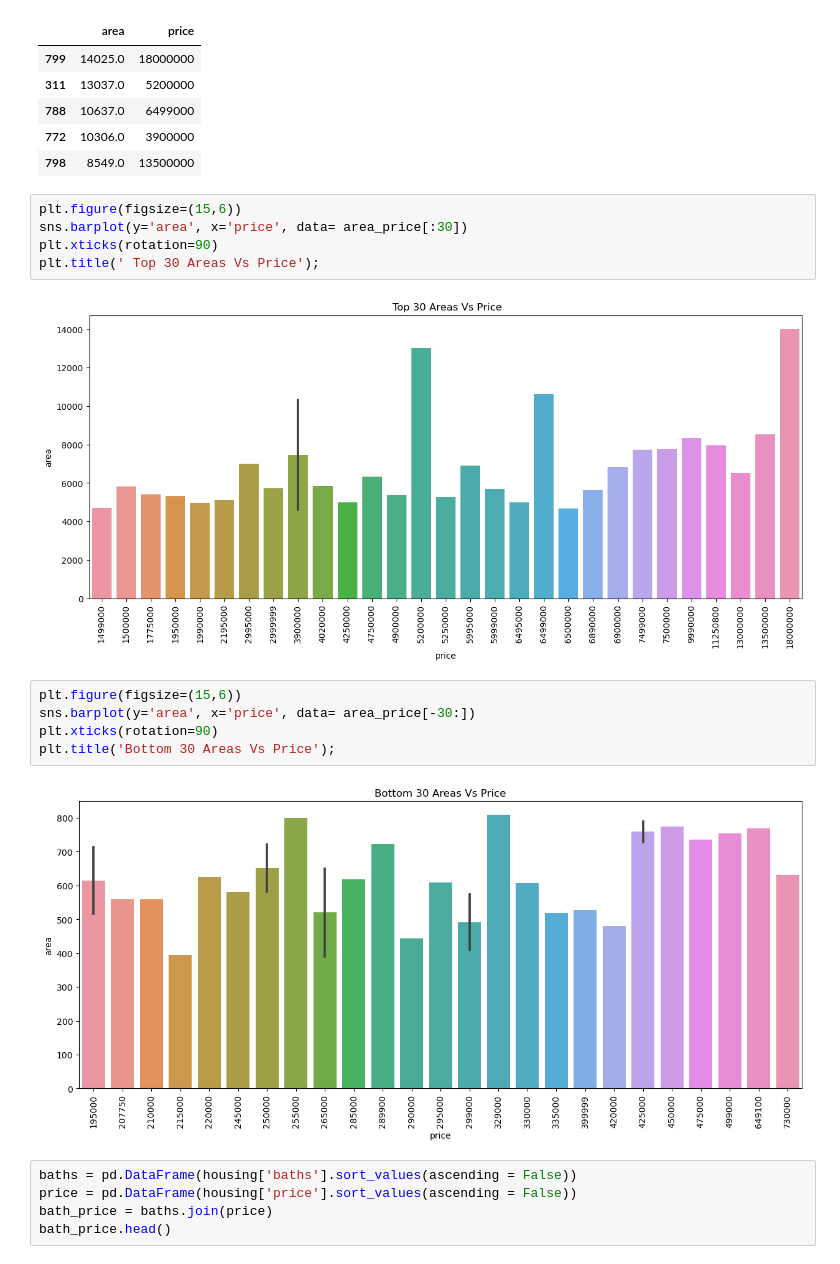
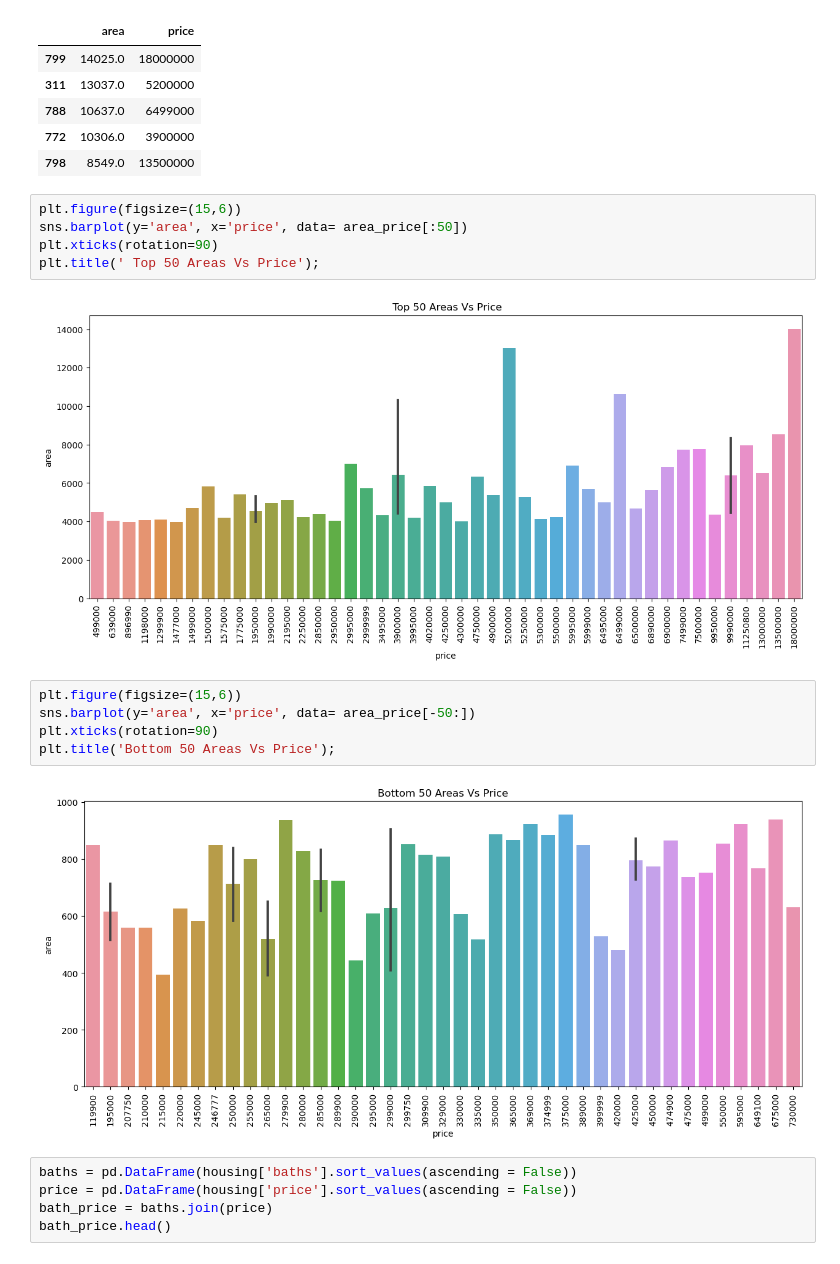
Before and after one commit to Silver0345/Data-Science, a Jupyter notebook: Austin Zillow Housing/data/EDA AUSTIN ZILOW HOUSING.ipynb, the cells around one changed output. Cells and saved outputs as stored; diff of their text form.

```diff
--- a/Austin Zillow Housing/data/EDA AUSTIN ZILOW HOUSING.ipynb
+++ b/Austin Zillow Housing/data/EDA AUSTIN ZILOW HOUSING.ipynb
@@ -304,18 +304,18 @@ area_price.head()
 | 798 | 8549.0 | 13500000 |
 # %%
 plt.figure(figsize=(15,6))
-sns.barplot(y='area', x='price', data= area_price[:30])
+sns.barplot(y='area', x='price', data= area_price[:50])
 plt.xticks(rotation=90)
-plt.title(' Top 30 Areas Vs Price');
+plt.title(' Top 50 Areas Vs Price');
 # %% [output]
-[figure, old version]
+[figure, new version]
 # %%
 plt.figure(figsize=(15,6))
-sns.barplot(y='area', x='price', data= area_price[-30:])
+sns.barplot(y='area', x='price', data= area_price[-50:])
 plt.xticks(rotation=90)
-plt.title('Bottom 30 Areas Vs Price');
+plt.title('Bottom 50 Areas Vs Price');
 # %% [output]
-[figure, old version]
+[figure, new version]
 # %%
 baths = pd.DataFrame(housing['baths'].sort_values(ascending = False))
 price = pd.DataFrame(housing['price'].sort_values(ascending = False))
```
Also changed, not shown: parts of 4 cells of this notebook.
